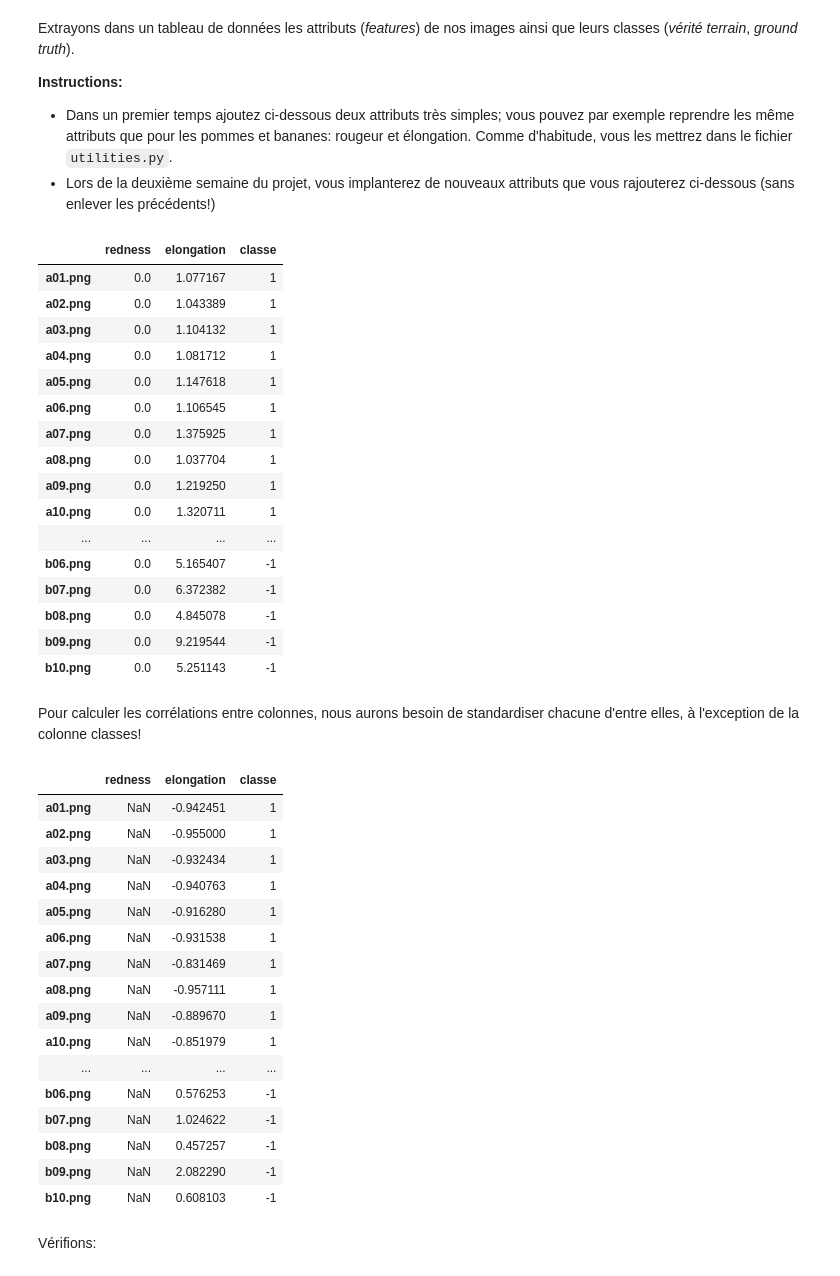
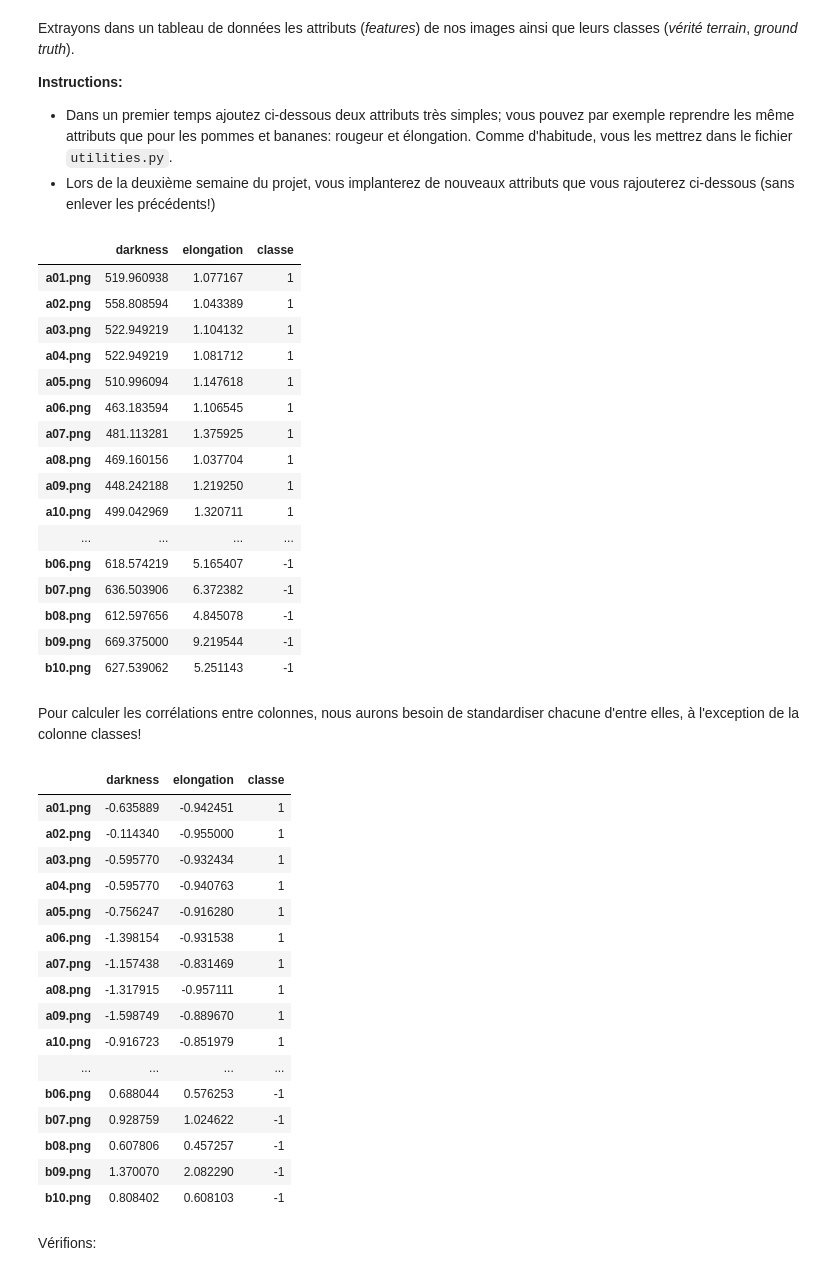
Before and after one commit to Th0rgal/MiniProjet, a Jupyter notebook: analyse_de_donnees.ipynb, the cells around one changed output. Saved outputs shown, nothing was run; the diff lists cells and outputs as text; code cells hidden in the pictures.

```diff
--- a/analyse_de_donnees.ipynb
+++ b/analyse_de_donnees.ipynb
@@ -51,29 +51,29 @@ images ainsi que leurs classes (*vérité terrain*, *ground truth*).
   attributs que vous rajouterez ci-dessous (sans enlever les précédents!)
 # %%
 df = pd.DataFrame({
-	'redness' : images.apply(redness),
+	'darkness' : images.apply(darkness),
 	'elongation' : images.apply(elongation),
 	'classe':      images.index.map(lambda name: 1 if name[0] == 'a' else -1),
 })
 df
 # %% [output]
-|  | redness | elongation | classe |
-| a01.png | 0.0 | 1.077167 | 1 |
-| a02.png | 0.0 | 1.043389 | 1 |
-| a03.png | 0.0 | 1.104132 | 1 |
-| a04.png | 0.0 | 1.081712 | 1 |
-| a05.png | 0.0 | 1.147618 | 1 |
-| a06.png | 0.0 | 1.106545 | 1 |
-| a07.png | 0.0 | 1.375925 | 1 |
-| a08.png | 0.0 | 1.037704 | 1 |
-| a09.png | 0.0 | 1.219250 | 1 |
-| a10.png | 0.0 | 1.320711 | 1 |
+|  | darkness | elongation | classe |
+| a01.png | 519.960938 | 1.077167 | 1 |
+| a02.png | 558.808594 | 1.043389 | 1 |
+| a03.png | 522.949219 | 1.104132 | 1 |
+| a04.png | 522.949219 | 1.081712 | 1 |
+| a05.png | 510.996094 | 1.147618 | 1 |
+| a06.png | 463.183594 | 1.106545 | 1 |
+| a07.png | 481.113281 | 1.375925 | 1 |
+| a08.png | 469.160156 | 1.037704 | 1 |
+| a09.png | 448.242188 | 1.219250 | 1 |
+| a10.png | 499.042969 | 1.320711 | 1 |
 | ... | ... | ... | ... |
-| b06.png | 0.0 | 5.165407 | -1 |
-| b07.png | 0.0 | 6.372382 | -1 |
-| b08.png | 0.0 | 4.845078 | -1 |
-| b09.png | 0.0 | 9.219544 | -1 |
-| b10.png | 0.0 | 5.251143 | -1 |
+| b06.png | 618.574219 | 5.165407 | -1 |
+| b07.png | 636.503906 | 6.372382 | -1 |
+| b08.png | 612.597656 | 4.845078 | -1 |
+| b09.png | 669.375000 | 9.219544 | -1 |
+| b10.png | 627.539062 | 5.251143 | -1 |
 # %%
 assert len(df[df['classe'] ==  1]) == 10
 assert len(df[df['classe'] == -1]) == 10
@@ -86,23 +86,23 @@ dfstd =  (df - df.mean()) / df.std()
 dfstd["classe"] = df["classe"]
 dfstd
 # %% [output]
-|  | redness | elongation | classe |
-| a01.png | NaN | -0.942451 | 1 |
-| a02.png | NaN | -0.955000 | 1 |
-| a03.png | NaN | -0.932434 | 1 |
-| a04.png | NaN | -0.940763 | 1 |
-| a05.png | NaN | -0.916280 | 1 |
-| a06.png | NaN | -0.931538 | 1 |
-| a07.png | NaN | -0.831469 | 1 |
-| a08.png | NaN | -0.957111 | 1 |
-| a09.png | NaN | -0.889670 | 1 |
-| a10.png | NaN | -0.851979 | 1 |
+|  | darkness | elongation | classe |
+| a01.png | -0.635889 | -0.942451 | 1 |
+| a02.png | -0.114340 | -0.955000 | 1 |
+| a03.png | -0.595770 | -0.932434 | 1 |
+| a04.png | -0.595770 | -0.940763 | 1 |
+| a05.png | -0.756247 | -0.916280 | 1 |
+| a06.png | -1.398154 | -0.931538 | 1 |
+| a07.png | -1.157438 | -0.831469 | 1 |
+| a08.png | -1.317915 | -0.957111 | 1 |
+| a09.png | -1.598749 | -0.889670 | 1 |
+| a10.png | -0.916723 | -0.851979 | 1 |
 | ... | ... | ... | ... |
-| b06.png | NaN | 0.576253 | -1 |
-| b07.png | NaN | 1.024622 | -1 |
-| b08.png | NaN | 0.457257 | -1 |
-| b09.png | NaN | 2.082290 | -1 |
-| b10.png | NaN | 0.608103 | -1 |
+| b06.png | 0.688044 | 0.576253 | -1 |
+| b07.png | 0.928759 | 1.024622 | -1 |
+| b08.png | 0.607806 | 0.457257 | -1 |
+| b09.png | 1.370070 | 2.082290 | -1 |
+| b10.png | 0.808402 | 0.608103 | -1 |
 # %% [markdown]
 Vérifions:
 # %%
```
Also changed, not shown: parts of 24 cells of this notebook, 1 other file.
